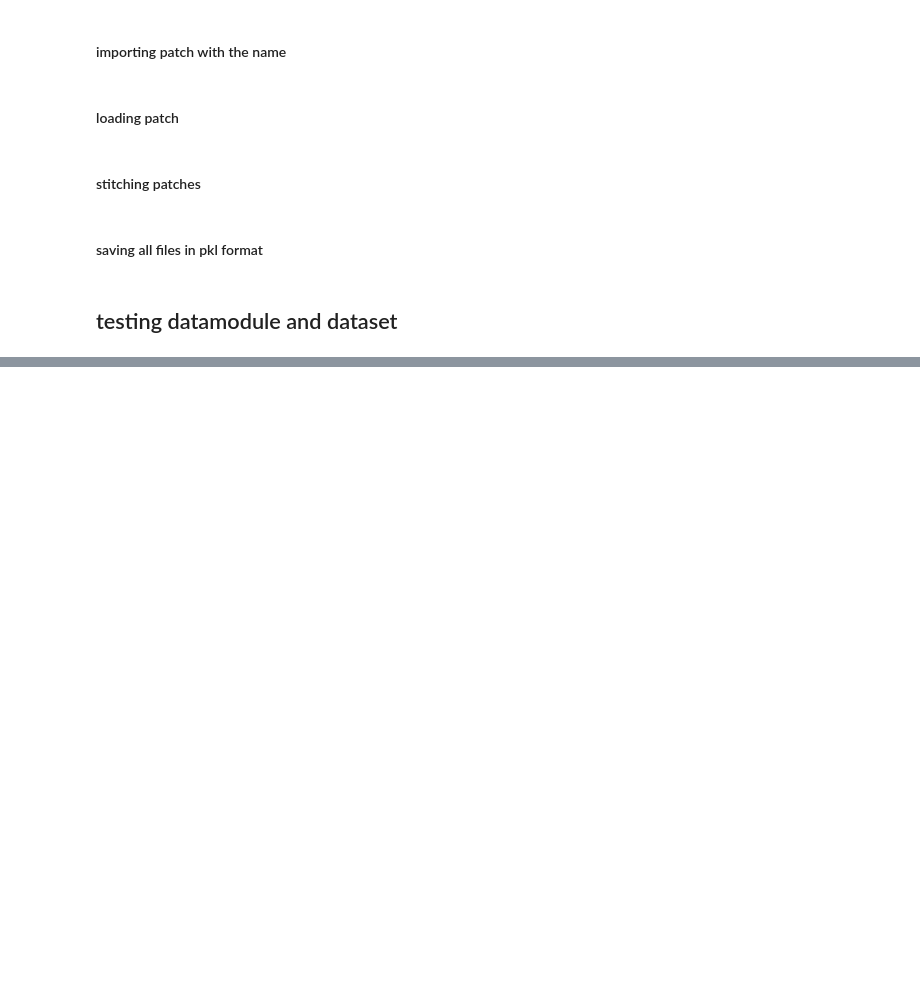
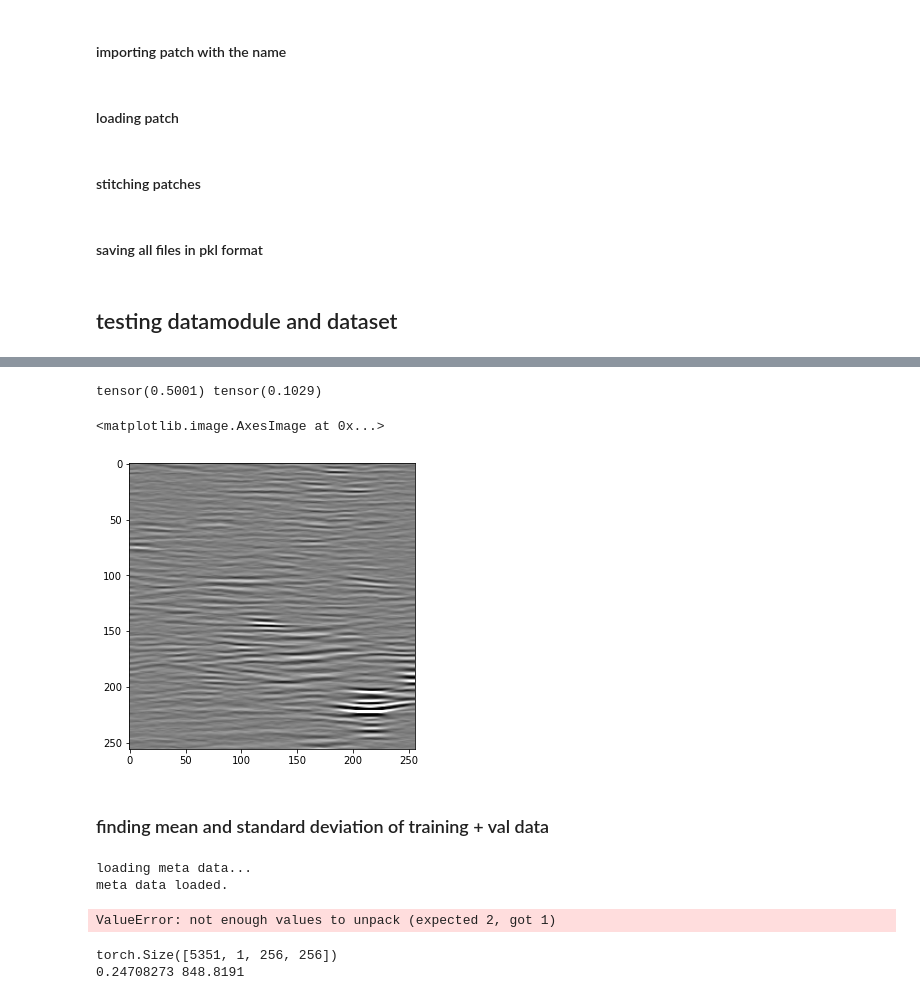
Before and after one commit to MahdiGilany/SSL_micro_ultrasound, a Jupyter notebook: notebooks/1.0-jqp-initial-datamodule-transfering.ipynb, the cells around one changed output, grey strips where cells are left out. Cells and saved outputs as stored; diff of their text form; code cells hidden in the pictures; blank space fills up the shorter version.

```diff
--- a/notebooks/1.0-jqp-initial-datamodule-transfering.ipynb
+++ b/notebooks/1.0-jqp-initial-datamodule-transfering.ipynb
@@ -257,0 +290,26 @@ plt.imshow(x[0,:,:], 'gray',norm=NoNorm())
+# %%
+img = x[2,...].numpy()
+img = (img - np.mean(img, ))/np.std(img, )
+
+transforms_ = aug_transforms('train', ['RandomHorizontalFlip'], p=0.)
+img2 = apply_transforms(img, transforms_)
+
+# img = rearrange(img, 'c h w -> h w c')
+# img[img > 4] = 4.
+# img[img < -4] = -4.
+# img = (img - img.min()) / (img.max() - img.min())
+
+# transforms_ = transforms.Compose(
+#     [transforms.ToTensor(), transforms.RandomErasing(1., scale=(0.01, 0.05),ratio=(0.3, 3.3), value=0)]
+# )
+
+# img2 = transforms_(np.copy(img))
+# img2 = (img2 - torch.mean(img2, ))/torch.std(img2, )
+# img2 = (img2 - .24708273)/848.8191
+print(img2.mean(), img2.std())
+plt.figure(figsize=(18.5/2, 10.5/2))
+plt.imshow(img2[0], 'gray', norm=NoNorm())
+# %% [output]
+tensor(0.5001) tensor(0.1029)
+<matplotlib.image.AxesImage at 0x...>
+[figure, added]
@@ -257,0 +319,20 @@ plt.imshow(x[0,:,:], 'gray',norm=NoNorm())
+# %% [markdown]
+### finding mean and standard deviation of training + val data
+# %%
+dataset_hyp = {'patch_sz':5, 'jump_sz':1, 'inv_cutoff':0.4}
+dataset_hyp = munch.Munch(dataset_hyp)
+datamodule = ExactDataModule(data_dir,batch_size=4000, dataset_hyp=dataset_hyp)
+datamodule.prepare_data()
+datamodule.setup()
+# %% [output]
+loading meta data...
+meta data loaded.
+# %%
+train_loader = datamodule.train_dataloader()
+val_loader, = datamodule.val_dataloader()
+batch_train = next(iter(train_loader))
+batch_val = next(iter(val_loader))
+x_train, y = batch_train
+x_val, y = batch_val
+# %% [output]
+ValueError: not enough values to unpack (expected 2, got 1)
@@ -257,0 +341,7 @@ plt.imshow(x[0,:,:], 'gray',norm=NoNorm())
+# %%
+print(x.size())
+all_x = x.numpy()
+print(all_x.mean(), all_x.std())
+# %% [output]
+torch.Size([5351, 1, 256, 256])
+0.24708273 848.8191
```
Also changed, not shown: parts of 13 cells of this notebook, 5 other files.
